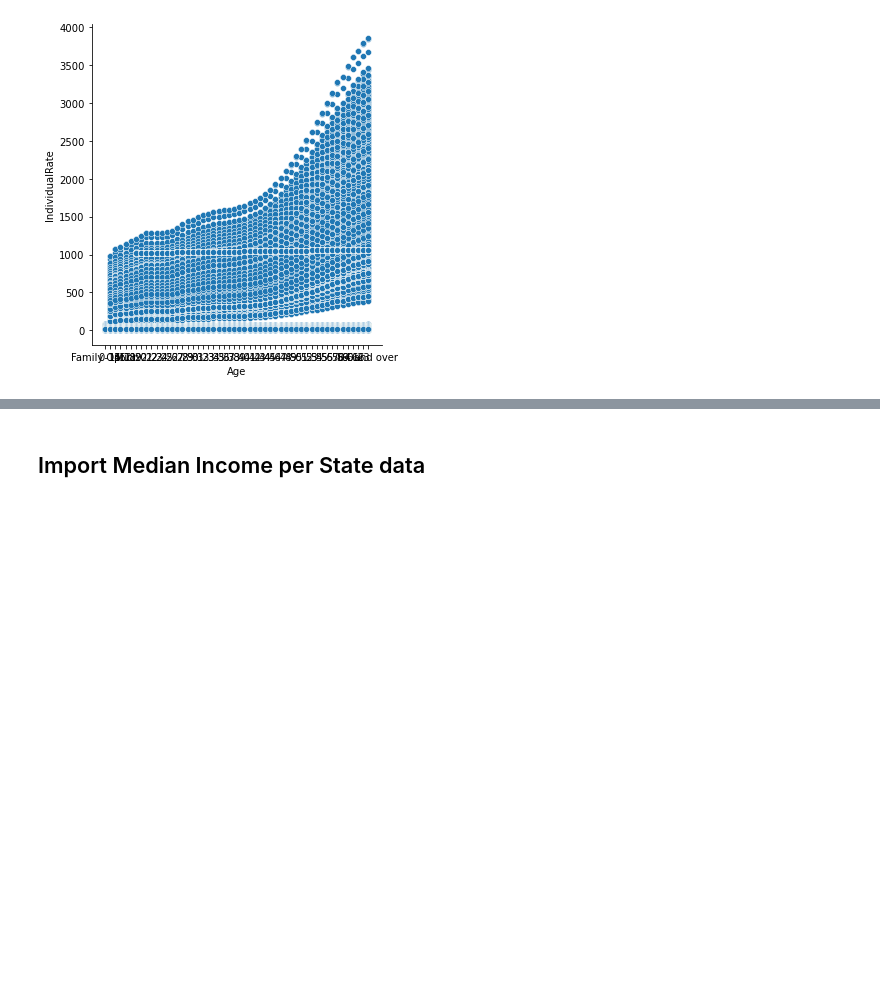
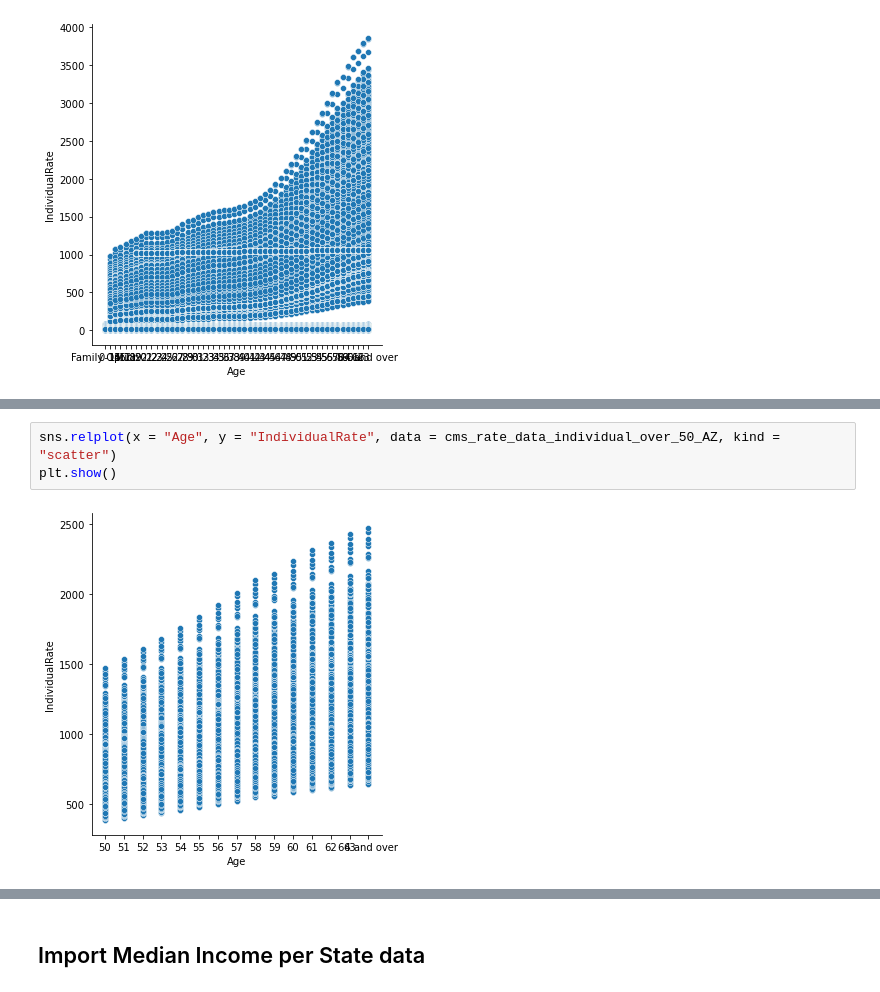
Before and after one commit to burkecate/UCDPA_Burke, a Jupyter notebook: Jupter Project.ipynb, the cells around one changed output, grey strips where cells are left out. Drawn from its saved outputs; the diff is of its cells as text; blank space fills up the shorter version.

```diff
--- a/Jupter Project.ipynb
+++ b/Jupter Project.ipynb
@@ -329 +329,6 @@ cms_rate_data_individual_over_50.head()
+# %%
+sns.relplot(x = "Age", y = "IndividualRate", data = cms_rate_data_individual_over_50_AZ, kind = "scatter")
+plt.show()
+# %% [output]
+[figure, added]
 # %%
```
Also changed, not shown: parts of 18 cells of this notebook.
